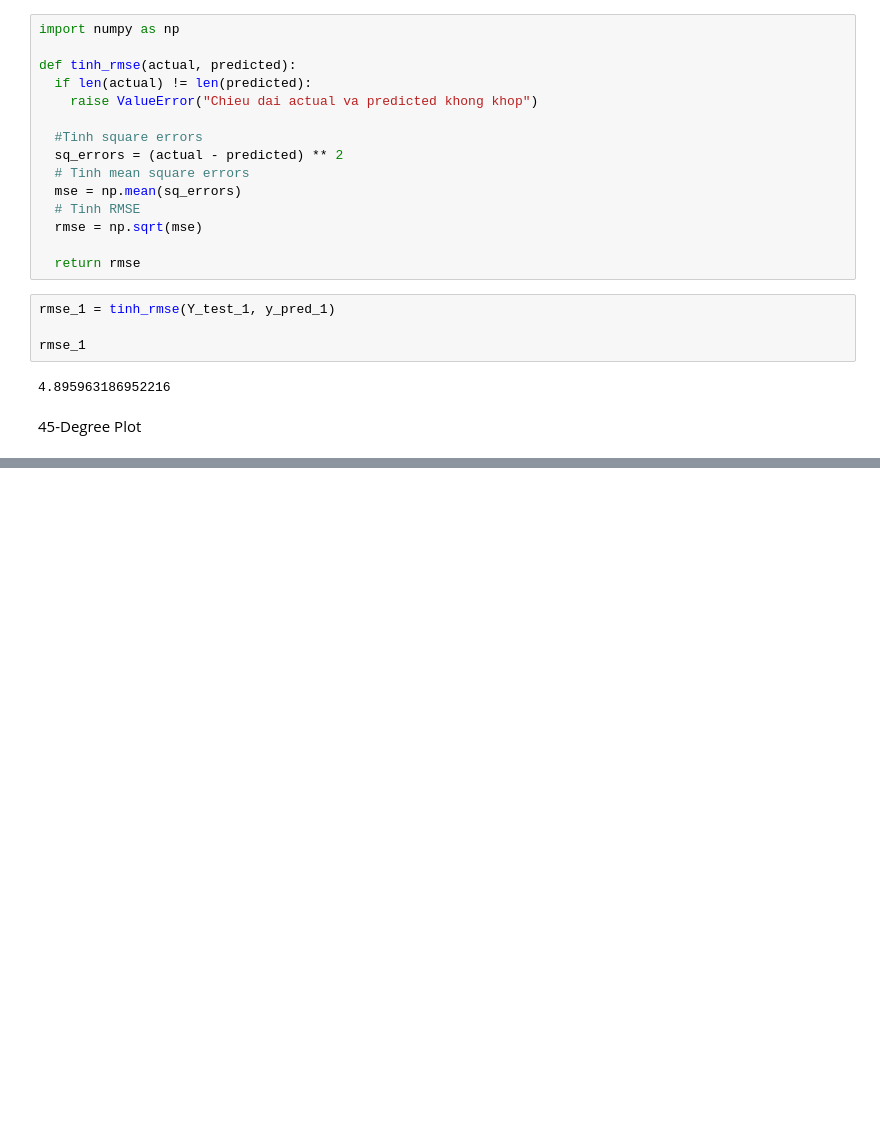
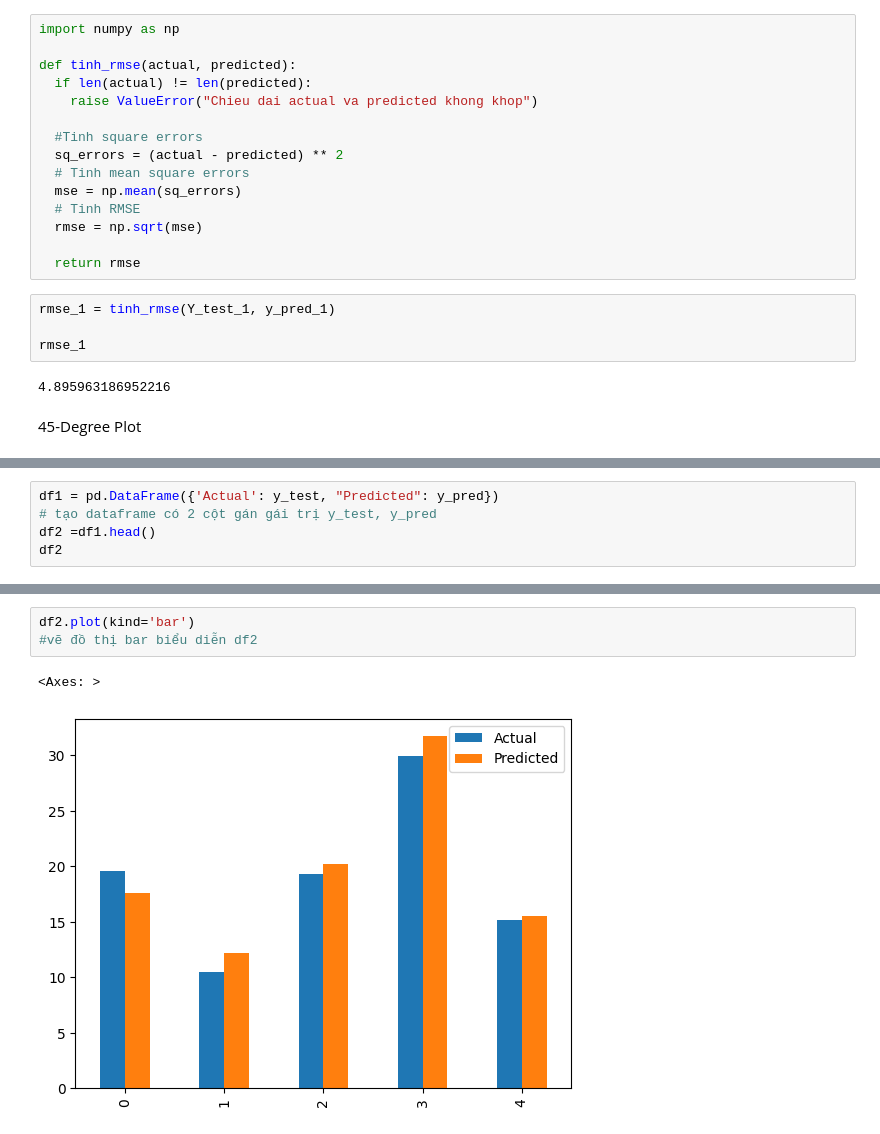
Before and after one commit to nangnguyen1204/data-ML-VTI2310, a Jupyter notebook: lesson6-linear-regression-model-1varriable/nang_ml_linear_boston (2).ipynb, the cells around one changed output, grey strips where cells are left out. Saved outputs shown, nothing was run; the diff lists cells and outputs as text; blank space fills up the shorter version.

```diff
--- a/lesson6-linear-regression-model-1varriable/nang_ml_linear_boston (1).ipynb
+++ b/lesson6-linear-regression-model-1varriable/nang_ml_linear_boston (2).ipynb
@@ -459,0 +613,5 @@ plt.tight_layout();
+# %%
+df1 = pd.DataFrame({'Actual': y_test, "Predicted": y_pred})
+# tạo dataframe có 2 cột gán gái trị y_test, y_pred
+df2 =df1.head()
+df2
@@ -459,0 +625,6 @@ plt.tight_layout();
+# %%
+df2.plot(kind='bar')
+#vẽ đồ thị bar biểu diễn df2
+# %% [output]
+<Axes: >
+[figure, added]
```
Also changed, not shown: parts of 46 cells of this notebook.
